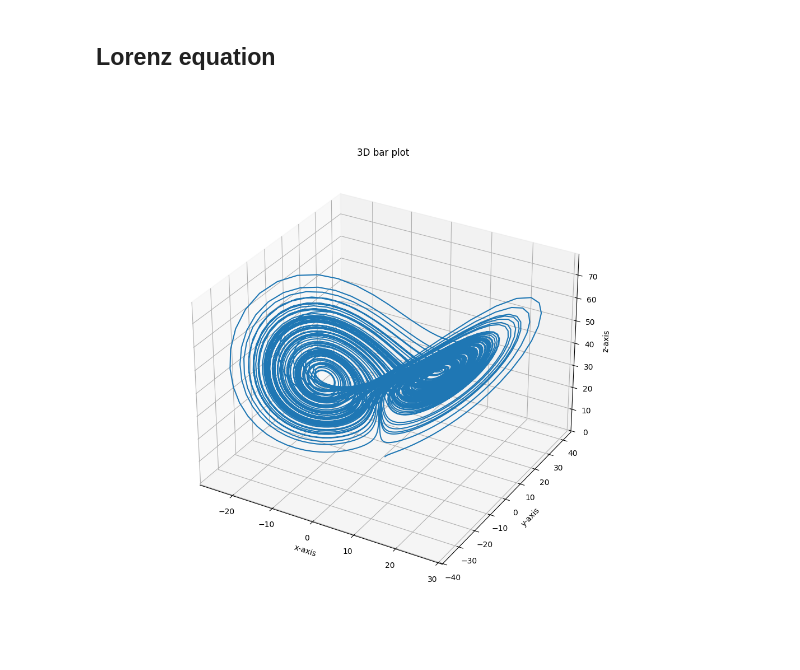
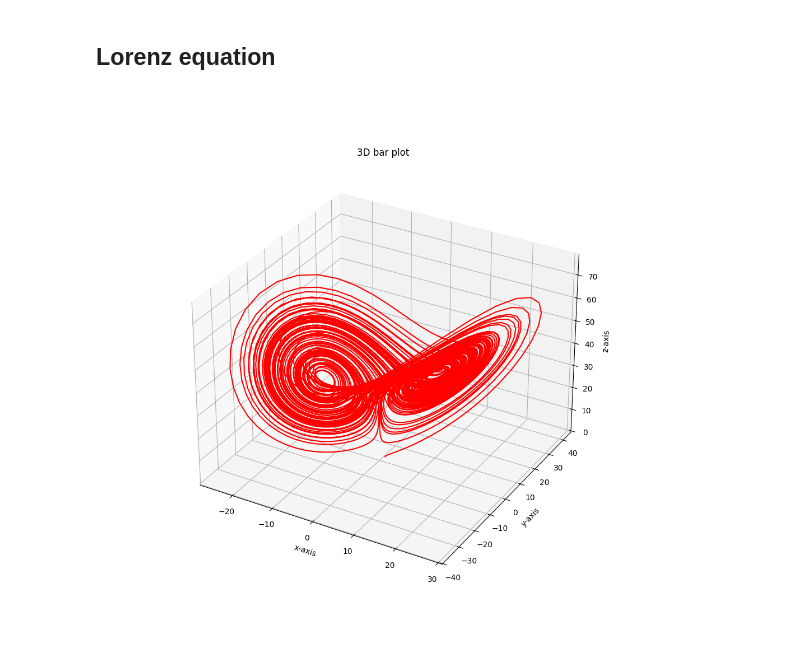
Before and after one commit to timonpalm/SINDy-Net, a Jupyter notebook: experimental.ipynb, the cells around one changed output. Saved outputs shown, nothing was run; the diff lists cells and outputs as text; code cells hidden in the pictures.

```diff
--- a/experimental.ipynb
+++ b/experimental.ipynb
@@ -14,27 +15,39 @@ def lorenz_equation(xyz, sigma=10, p=38, beta=8/3):
     dz = x * y - beta * z
 
     return np.array([dx, dy, dz])
+
+def create_lorenz_traj(start_point: np.array, n_steps,  dt=0.01):
+    xyz = np.empty((n_steps + 1, 3))
+    xyz[0] = start_point
+
+    for i in range(n_steps):
+        xyz[i+1] = xyz[i] + lorenz_equation(xyz[i]) * dt
+
+    return xyz
 # %%
+n_steps = 10000
 start_point = np.array([1,1,1])
-dt = 0.01
-n_steps = 10000
 
-xyz = np.empty((n_steps + 1, 3))
-xyz[0] = start_point
-
-for i in range(n_steps):
-    xyz[i+1] = xyz[i] + lorenz_equation(xyz[i]) * dt
-
-#alphas = np.arange(n_steps + 1) / (n_steps + 1)
+xyz = create_lorenz_traj(start_point, n_steps)
 
 fig = plt.figure(figsize=(10,10))
-ax = fig.add_subplot(111, projection='3d')
-plot = ax.plot(xyz[:,0], xyz[:,1], xyz[:,2])
+ax = fig.add_subplot(projection='3d')
+line = ax.plot(xyz[:,0], xyz[:,1], xyz[:,2], color="r")[0]
+
 ax.set_title("3D bar plot")
 ax.set_xlabel('x-axis')
 ax.set_ylabel('y-axis')
 ax.set_zlabel('z-axis')
 
+def animate(i):
+    line.set_data_3d(xyz[:i, :].T)  # update the data.
+    line.set(alpha=.5, color="r")
+    return line
+
+
+ani = animation.FuncAnimation(
+    fig, animate, n_steps, interval=10, repeat=True)
+
 plt.show()
 # %% [output]
-[figure, old version]
+[figure, new version]
```
Also changed, not shown: parts of 1 cell of this notebook.
